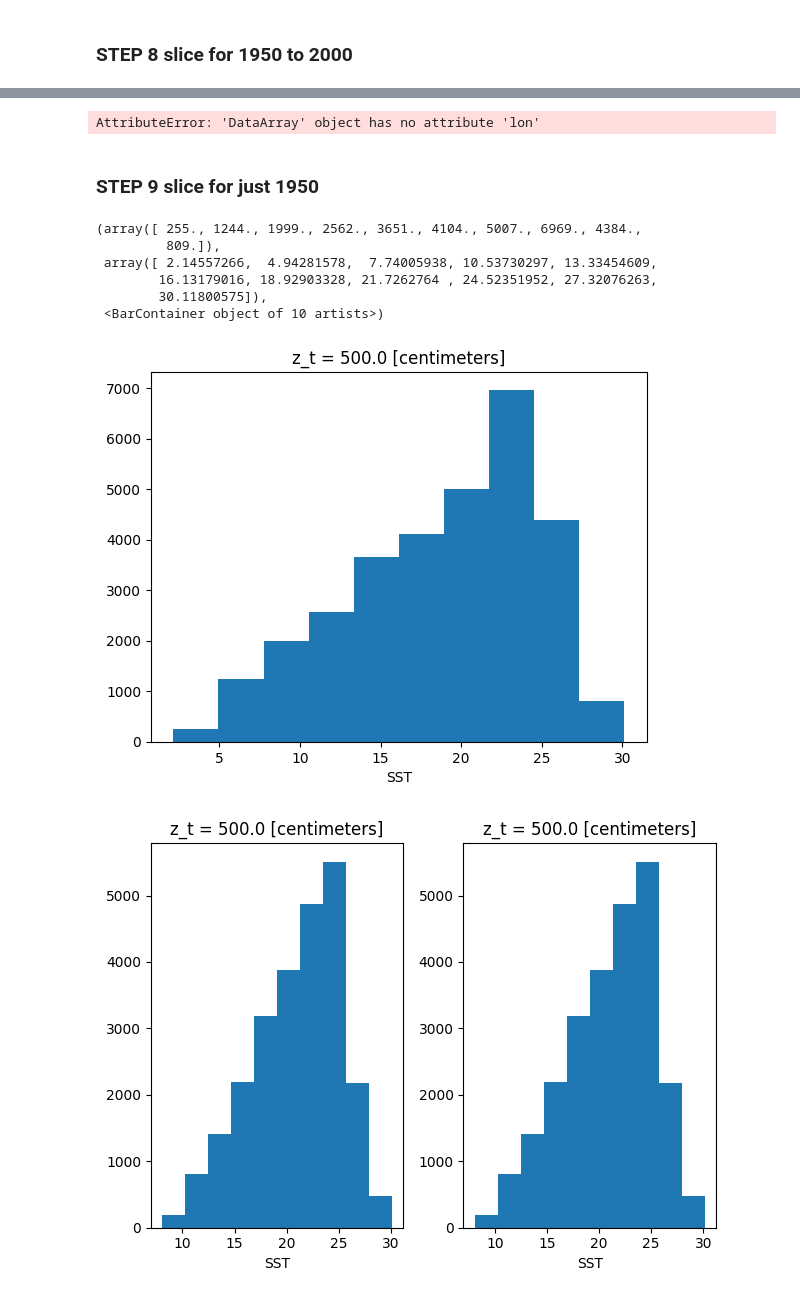
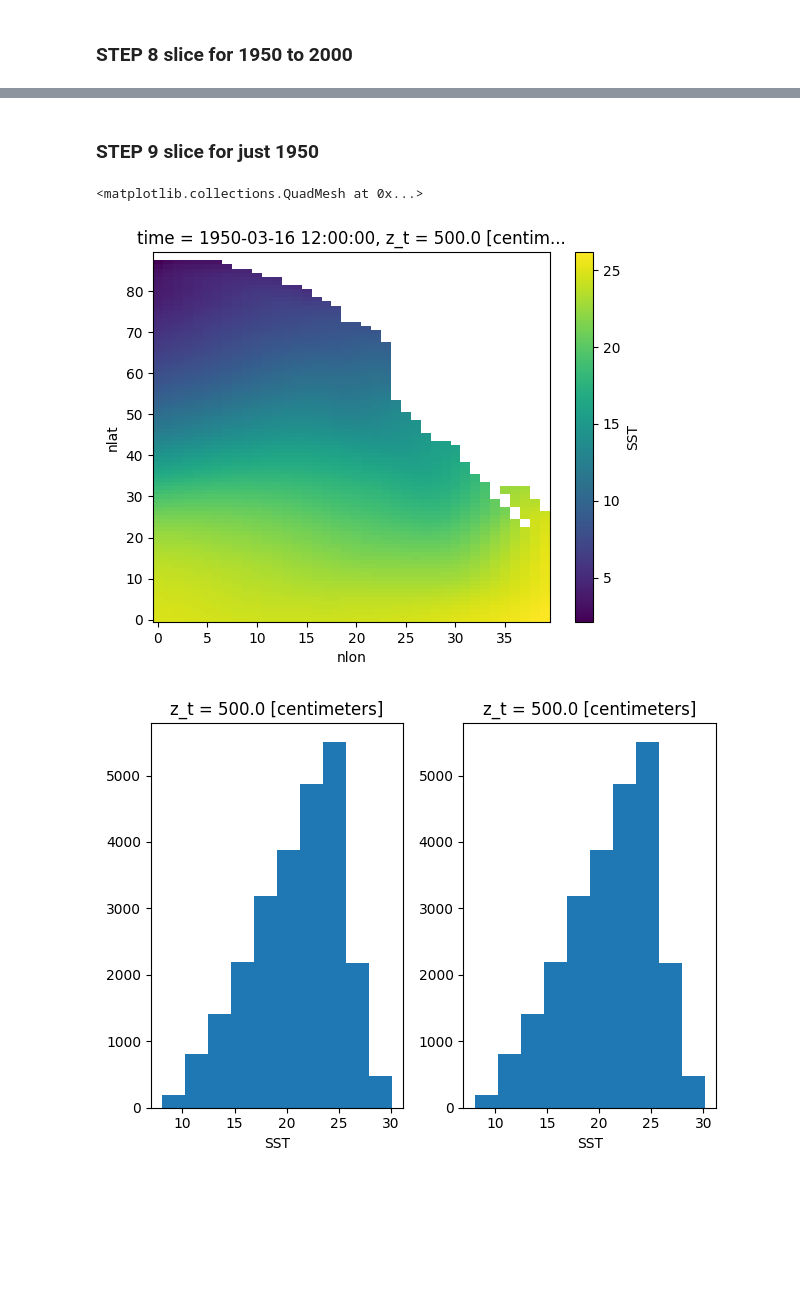
Before and after one commit to olleholt/toolkit, a Jupyter notebook: test_notebooks/patty_test_cleanv.ipynb, the cells around one changed output, grey strips where cells are left out. Saved outputs shown, nothing was run; the diff lists cells and outputs as text; code cells hidden in the pictures; blank space fills up the shorter version.

Commit message:
started on time series notebook and did more data exploring to see how to properly subset to southern california

```diff
--- a/test_notebooks/patty_test_cleanv.ipynb
+++ b/test_notebooks/patty_test_cleanv.ipynb
@@ -318,9 +325,9 @@ Attributes: (0)
 ### STEP 8 slice for 1950 to 2000
 # %%
 #slice for times between 1950 to 2000
-#ds_20C_ch_mean = ds_20C_ch_mean.SST.sel(time=slice("1950", "2000")) #took out SST
+#ds_20C_ch_mean = ds_20C_ch_mean.sel(time=slice("1950", "2000")) #took out SST
 #ds_20C_ch_mean
 
-ds_20C_ch = ds_20C.SST.sel(time=slice("1950", "2000")) #took out SST
+ds_20C_ch = ds_20C_ch_mean.SST.sel(time=slice("1950", "2000")) #took out SST
 ds_20C_ch
 # %% [output]
@@ -354,26 +360,17 @@ degC
-# %%
-regbox=[-40,40,90,300]
-# Read in specified region
-mask_lon = (ds_20C_ch.lon >= regbox[2]) & (ds_20C_ch.lon <= regbox[3])
-mask_lat = (ds_20C_ch.lat >= regbox[0]) & (ds_20C_ch.lat <= regbox[1])
-sst=mytos.where(mask_lon & mask_lat, drop=True).squeeze()
-# %% [output]
-AttributeError: 'DataArray' object has no attribute 'lon'
 # %% [markdown]
 ### STEP 9 slice for just 1950
 # %%
 #slice for just 1950-03
-test_1950 = ds_20C_ch_mean.sel(time='1950')
-test_2000 = ds_20C_ch_mean.sel(time='2000-03')
+#test_1950 = ds_20C_ch_mean.sel(time='1950-03')
+#test_2000 = ds_20C_ch_mean.sel(time='2000-03')
+#test_1950.plot()
+
+test_1950 = ds_20C_ch.sel(time='1950-03')
+test_2000 = ds_20C_ch.sel(time='2000-03')
 test_1950.plot()
 # %% [output]
-(array([ 255., 1244., 1999., 2562., 3651., 4104., 5007., 6969., 4384.,
-         809.]),
- array([ 2.14557266,  4.94281578,  7.74005938, 10.53730297, 13.33454609,
-        16.13179016, 18.92903328, 21.7262764 , 24.52351952, 27.32076263,
-        30.11800575]),
- <BarContainer object of 10 artists>)
+<matplotlib.collections.QuadMesh at 0x...>
-[figure, old version]
+[figure, new version]
 # %%
 fig, axs = plt.subplots(ncols=2)
 
```
Also changed, not shown: parts of 6 cells of this notebook, 3 other files.
